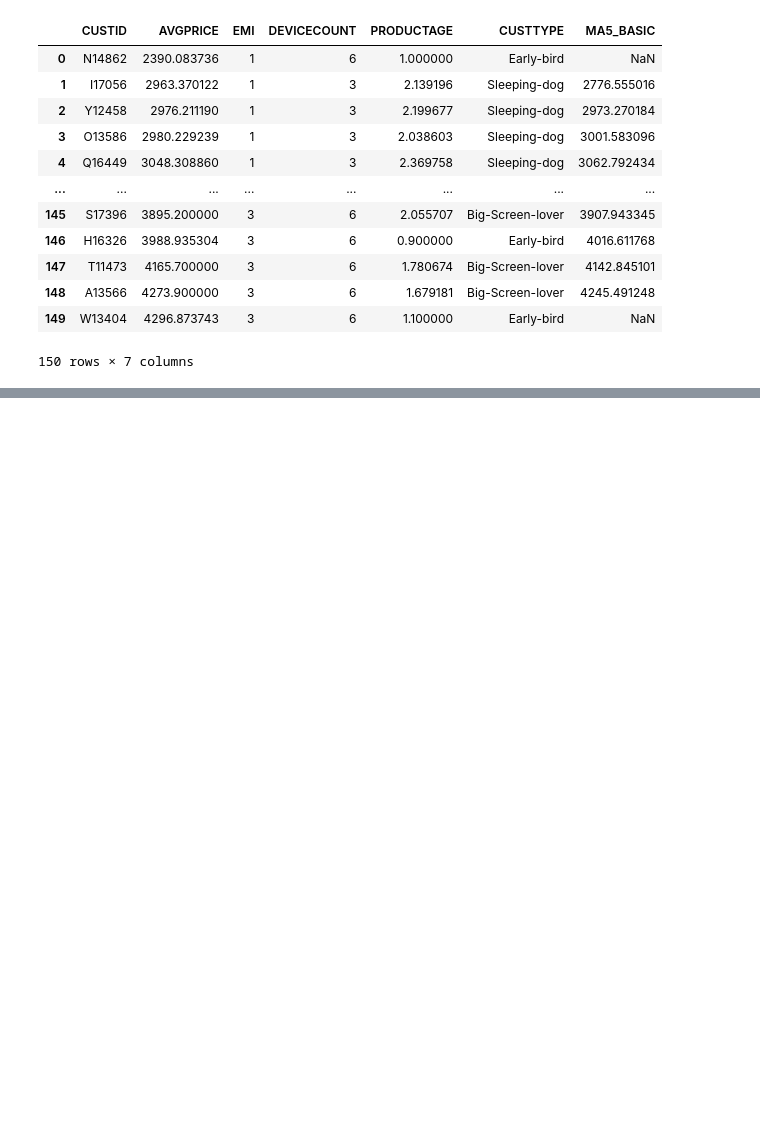
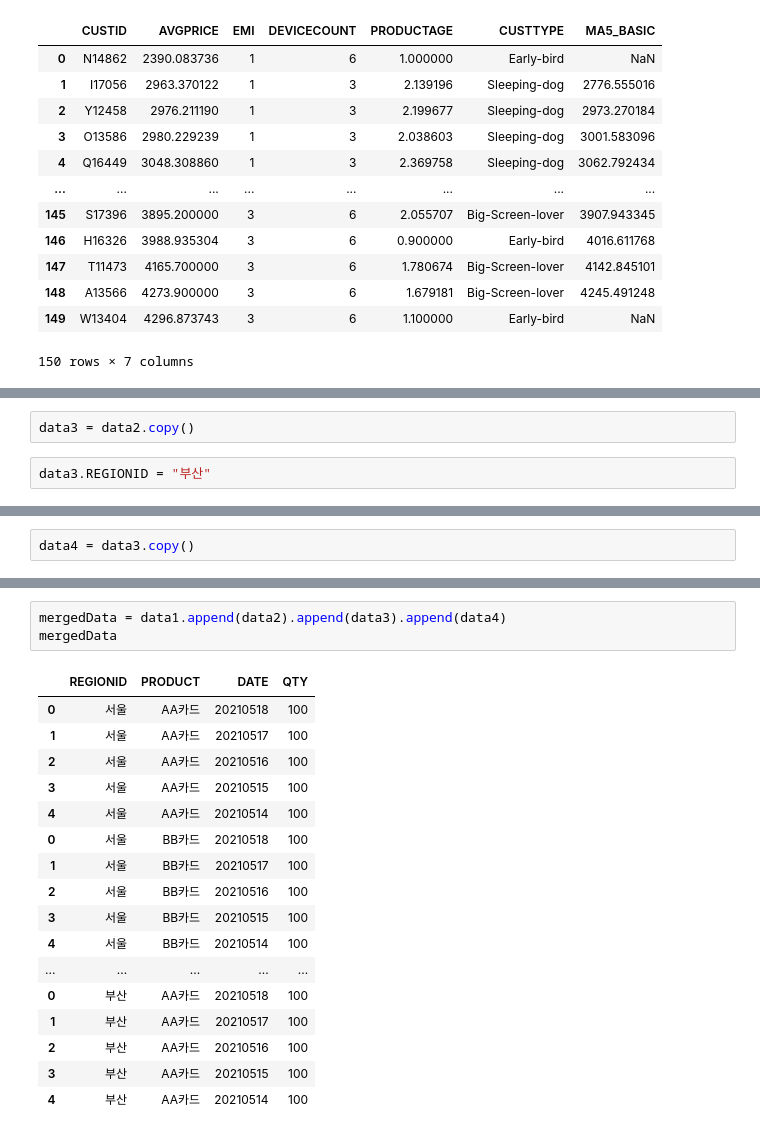
Before and after one commit to HongDonkey/Python, a Jupyter notebook: Session05/DataFramePrac.ipynb, the cells around one changed output, grey strips where cells are left out. Cells and saved outputs as stored; diff of their text form; blank space fills up the shorter version.

```diff
--- a/Session05/DataFramePrac.ipynb
+++ b/Session05/DataFramePrac.ipynb
@@ -566,0 +665,4 @@ csData.drop_duplicates(['CUSTTYPE']) # CUSTTYPE을 기준으로 중복제거
+# %%
+data3 = data2.copy()
+# %%
+data3.REGIONID = "부산"
@@ -566,0 +678,2 @@ csData.drop_duplicates(['CUSTTYPE']) # CUSTTYPE을 기준으로 중복제거
+# %%
+data4 = data3.copy()
@@ -566,0 +691,21 @@ csData.drop_duplicates(['CUSTTYPE']) # CUSTTYPE을 기준으로 중복제거
+# %%
+mergedData = data1.append(data2).append(data3).append(data4)
+mergedData
+# %% [output]
+|  | REGIONID | PRODUCT | DATE | QTY |
+| 0 | 서울 | AA카드 | 20210518 | 100 |
+| 1 | 서울 | AA카드 | 20210517 | 100 |
+| 2 | 서울 | AA카드 | 20210516 | 100 |
+| 3 | 서울 | AA카드 | 20210515 | 100 |
+| 4 | 서울 | AA카드 | 20210514 | 100 |
+| 0 | 서울 | BB카드 | 20210518 | 100 |
+| 1 | 서울 | BB카드 | 20210517 | 100 |
+| 2 | 서울 | BB카드 | 20210516 | 100 |
+| 3 | 서울 | BB카드 | 20210515 | 100 |
+| 4 | 서울 | BB카드 | 20210514 | 100 |
+| ... | ... | ... | ... | ... |
+| 0 | 부산 | AA카드 | 20210518 | 100 |
+| 1 | 부산 | AA카드 | 20210517 | 100 |
+| 2 | 부산 | AA카드 | 20210516 | 100 |
+| 3 | 부산 | AA카드 | 20210515 | 100 |
+| 4 | 부산 | AA카드 | 20210514 | 100 |
```
Also changed, not shown: parts of 35 cells of this notebook, 2 other files.
